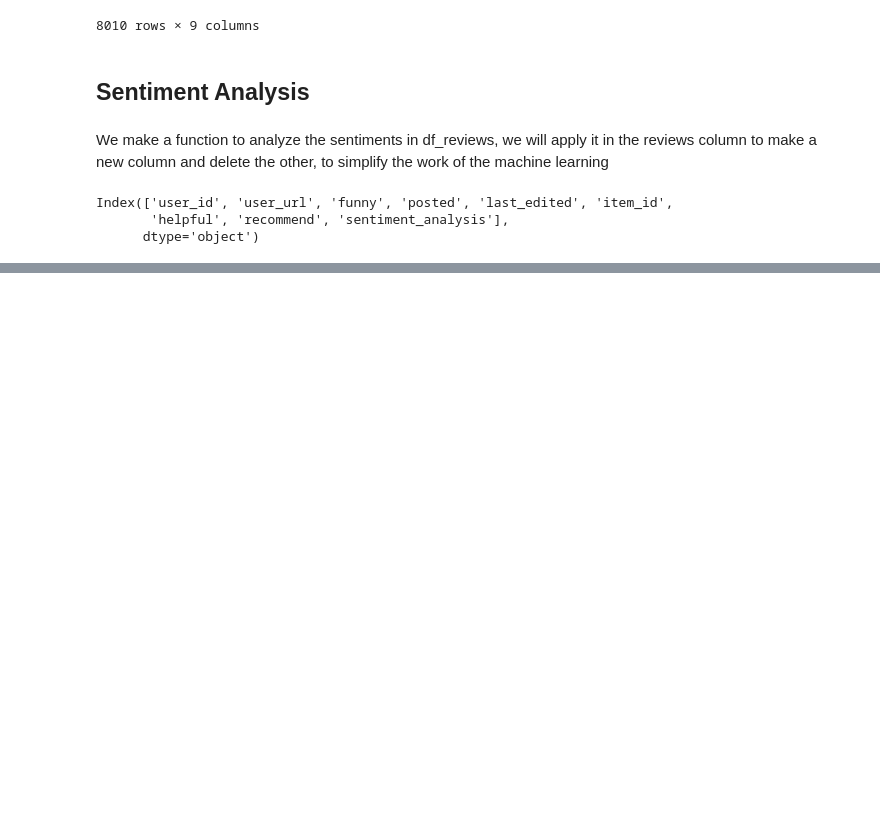
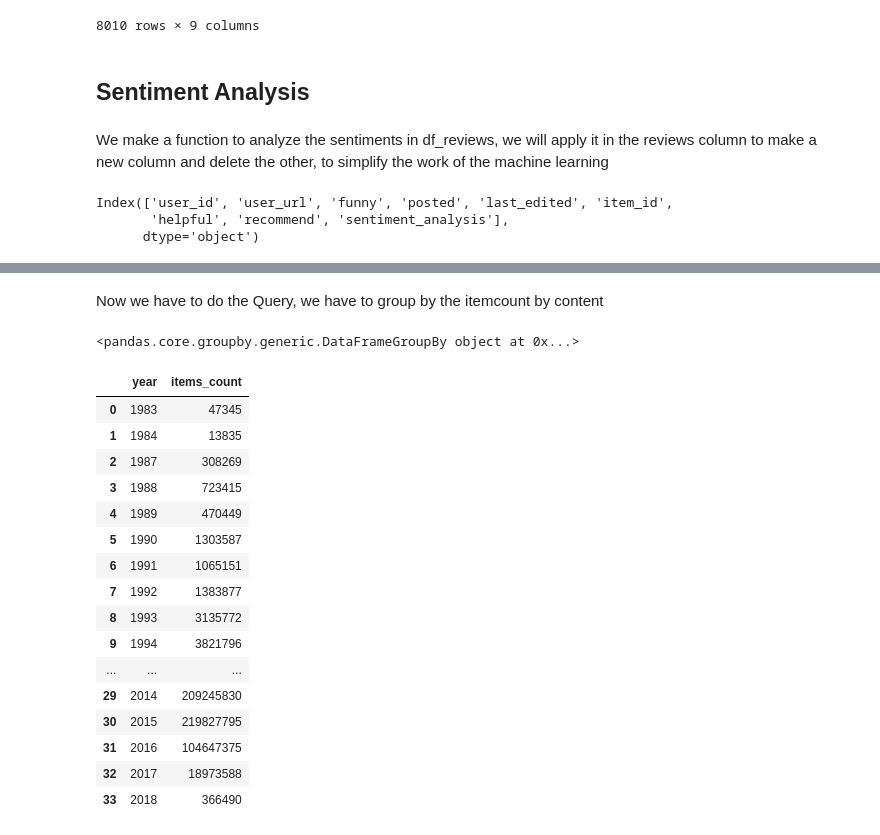
Before and after one commit to pablorobba/Proyecto_Individual_STEAM, a Jupyter notebook: Feature_ Engineering.ipynb, the cells around one changed output, grey strips where cells are left out. Cells and saved outputs as stored; diff of their text form; code cells hidden in the pictures; blank space fills up the shorter version.

```diff
--- a/Feature_ Engineering.ipynb
+++ b/Feature_ Engineering.ipynb
@@ -63,0 +122,4 @@ Index(['user_id', 'user_url', 'funny', 'posted', 'last_edited', 'item_id',
+# %%
+df_item_new_df = df_items[["item_id","items_count"]]
+df_item_new_df = df_item_new_df.rename(columns={'item_id':'id'}) #rename the column to join them later
+df_item_new_df.info()
@@ -63,0 +136,6 @@ Index(['user_id', 'user_url', 'funny', 'posted', 'last_edited', 'item_id',
+# %%
+df_first_query = df_item_new_df.merge(price, on='id', how='left')   #first dataframe to the first query
+df_first_query['price'].fillna('0', inplace=True)  #replace the missing values with 0, since we assume that are free to play
+df_first_query["price"] = df_first_query['price'].replace("No data",0)
+# %%
+df_first_query = df_first_query.dropna(subset="year") #we drop the null year items since they are useless for this query
@@ -63,0 +151,31 @@ Index(['user_id', 'user_url', 'funny', 'posted', 'last_edited', 'item_id',
+# %% [markdown]
+Now we have to do the Query, we have to group by the itemcount by content
+# %%
+grouped = df_first_query.groupby('year')  #first, we group
+
+grouped
+# %% [output]
+<pandas.core.groupby.generic.DataFrameGroupBy object at 0x...>
+# %%
+# Then, count the total elements by year
+total_count_by_year = grouped['items_count'].sum().reset_index()
+
+total_count_by_year
+# %% [output]
+|  | year | items_count |
+| 0 | 1983 | 47345 |
+| 1 | 1984 | 13835 |
+| 2 | 1987 | 308269 |
+| 3 | 1988 | 723415 |
+| 4 | 1989 | 470449 |
+| 5 | 1990 | 1303587 |
+| 6 | 1991 | 1065151 |
+| 7 | 1992 | 1383877 |
+| 8 | 1993 | 3135772 |
+| 9 | 1994 | 3821796 |
+| ... | ... | ... |
+| 29 | 2014 | 209245830 |
+| 30 | 2015 | 219827795 |
+| 31 | 2016 | 104647375 |
+| 32 | 2017 | 18973588 |
+| 33 | 2018 | 366490 |
```
Also changed, not shown: parts of 15 cells of this notebook, 2 other files.
